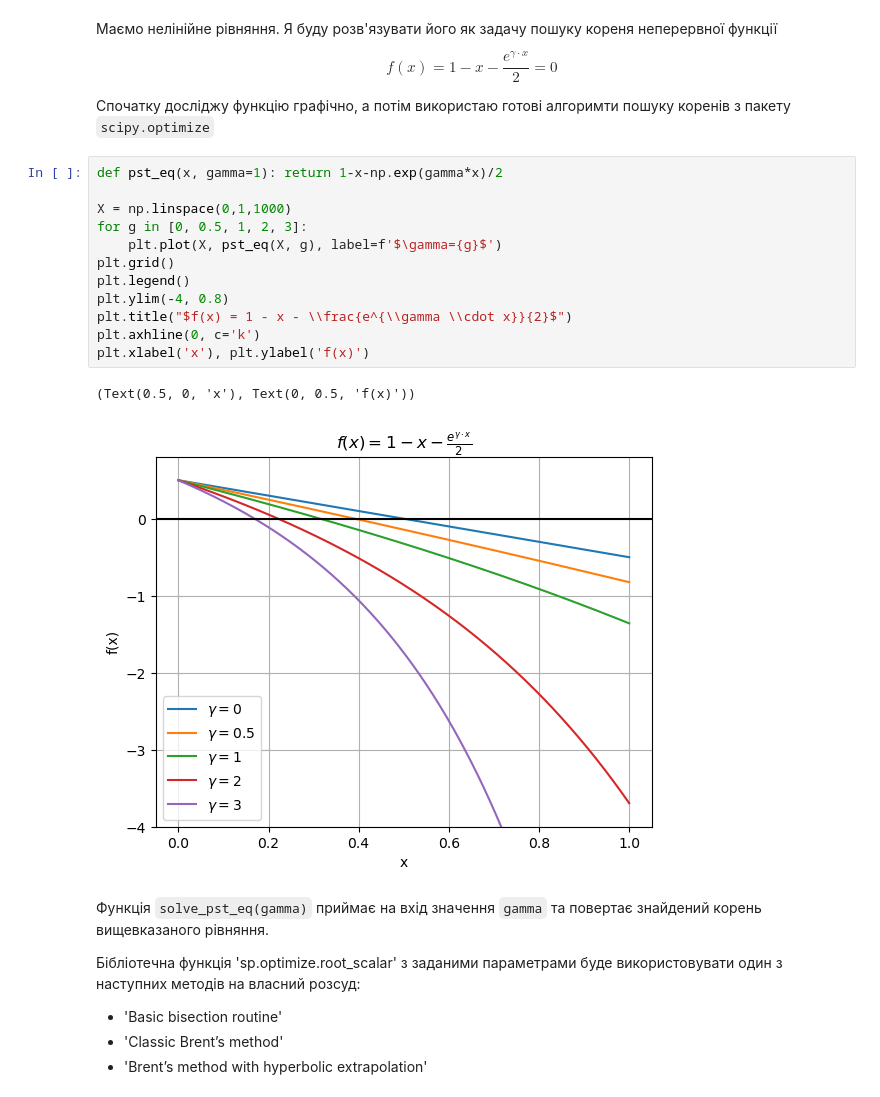
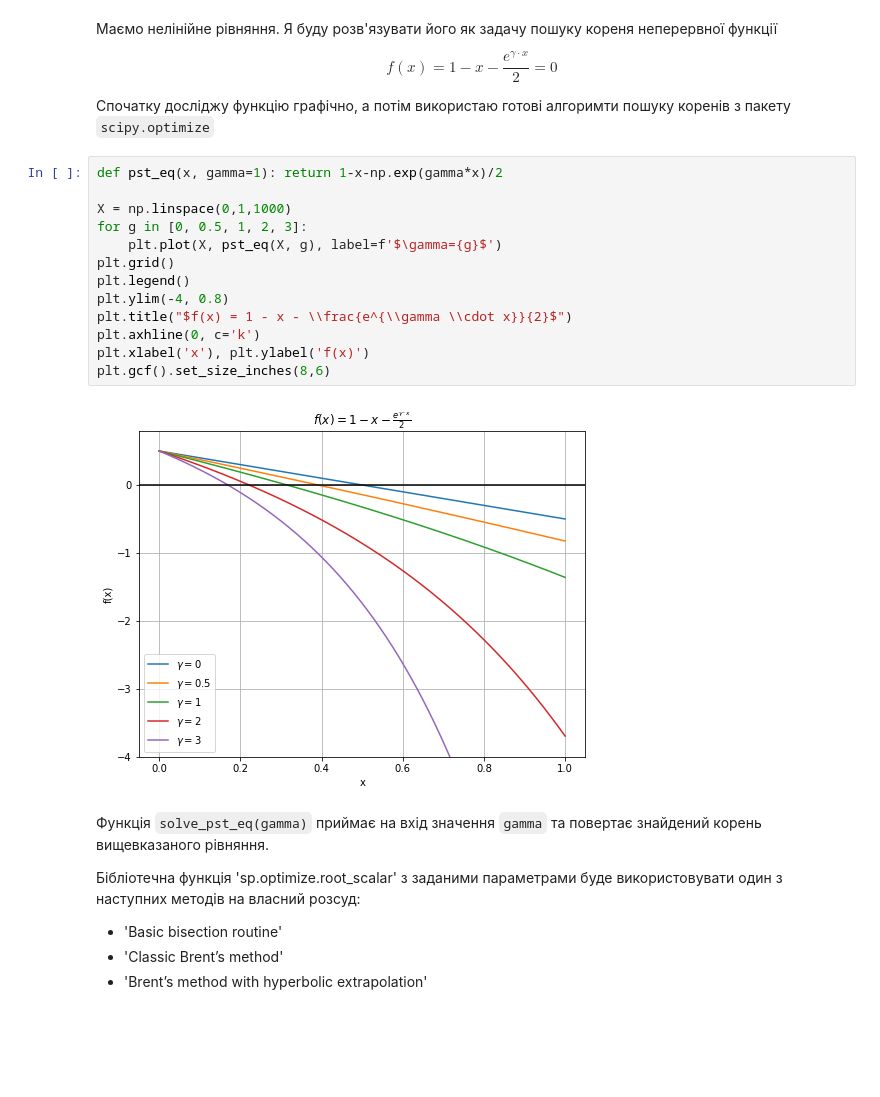
Before and after one commit to mkrooted256/undergrad-work, a Jupyter notebook: 8-blockchain/lab1/lab1.ipynb, the cells around one changed output. Cells and saved outputs as stored; diff of their text form; blank space fills up the shorter version.

```diff
--- a/8-blockchain/lab1/lab1.ipynb
+++ b/8-blockchain/lab1/lab1.ipynb
@@ -59,18 +60,18 @@ $$f(x) = 1 - x - \frac{e^{\gamma \cdot x}}{2} = 0$$
 # %%
 def pst_eq(x, gamma=1): return 1-x-np.exp(gamma*x)/2
 
 X = np.linspace(0,1,1000)
 for g in [0, 0.5, 1, 2, 3]:
     plt.plot(X, pst_eq(X, g), label=f'$\gamma={g}$')
 plt.grid()
 plt.legend()
 plt.ylim(-4, 0.8)
 plt.title("$f(x) = 1 - x - \\frac{e^{\\gamma \\cdot x}}{2}$")
 plt.axhline(0, c='k')
 plt.xlabel('x'), plt.ylabel('f(x)')
+plt.gcf().set_size_inches(8,6)
 # %% [output]
-(Text(0.5, 0, 'x'), Text(0, 0.5, 'f(x)'))
-[figure, old version]
+[figure, new version]
 # %% [markdown]
 Функція `solve_pst_eq(gamma)` приймає на вхід значення `gamma` та повертає знайдений корень вищевказаного рівняння.
 
```
Also changed, not shown: parts of 23 cells of this notebook.
